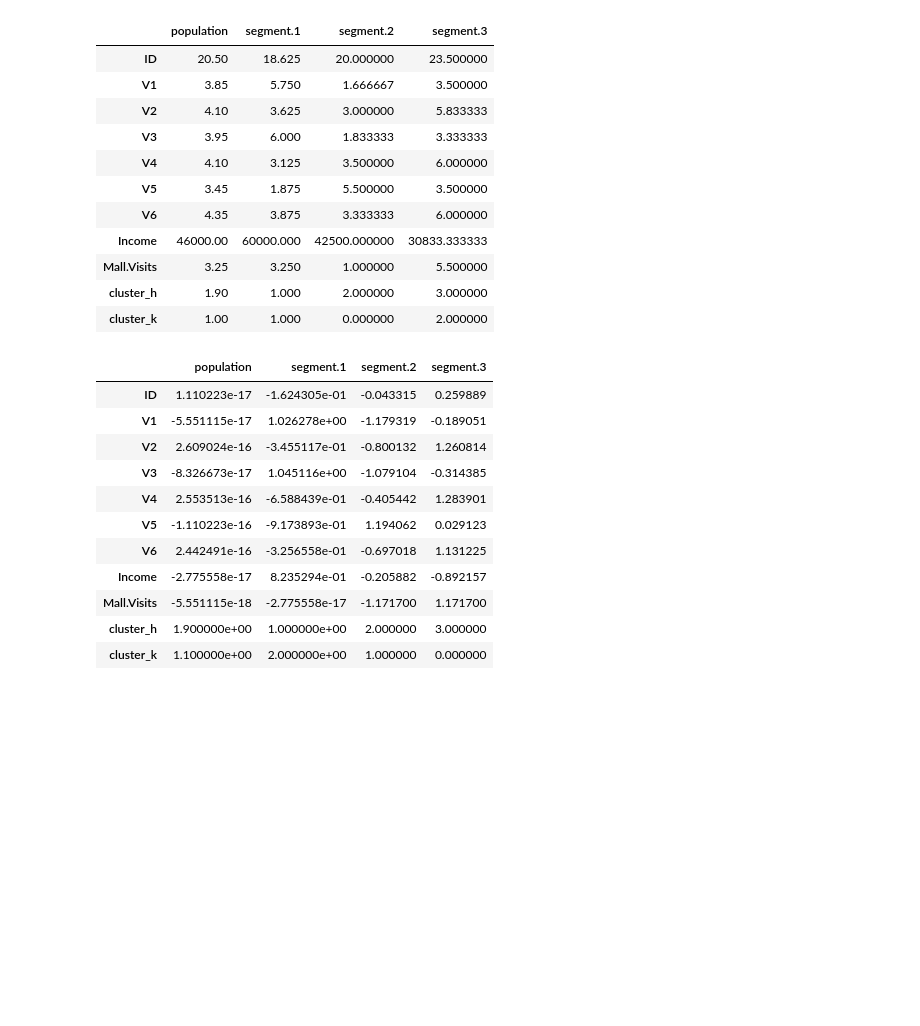
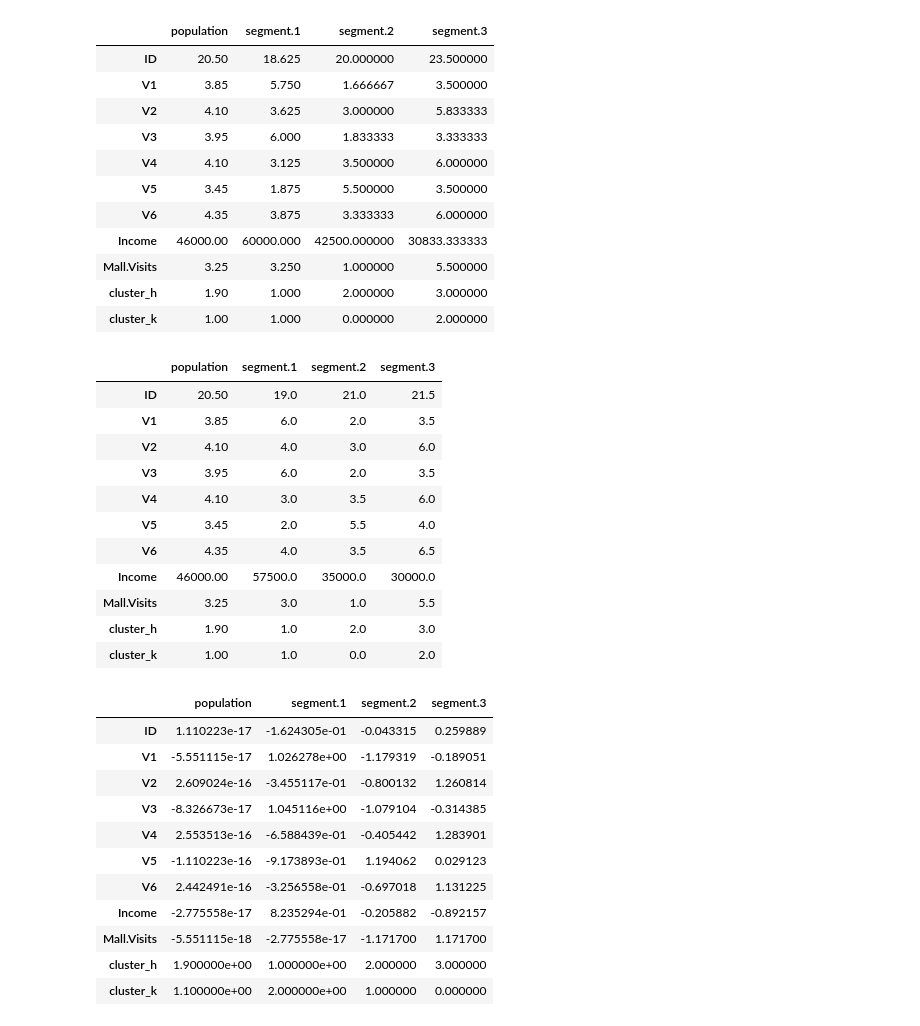
Before and after one commit to al34n1x/DataScience, a Jupyter notebook: 8.Machine_Learning/15_hierarchical_clustering.ipynb, the cells around one changed output. Saved outputs shown, nothing was run; the diff lists cells and outputs as text; code cells hidden in the pictures; blank space fills up the shorter version.

```diff
--- a/8.Machine_Learning/15_hierarchical_clustering.ipynb
+++ b/8.Machine_Learning/15_hierarchical_clustering.ipynb
@@ -559,6 +579,27 @@ hierarchical_profile_raw
 | Mall.Visits | 3.25 | 3.250 | 1.000000 | 5.500000 |
 | cluster_h | 1.90 | 1.000 | 2.000000 | 3.000000 |
 | cluster_k | 1.00 | 1.000 | 0.000000 | 2.000000 |
+# %%
+hierarchical_profile_raw = pd.DataFrame({
+    'population': raw_data.apply(np.mean, axis=0),
+    'segment.1': raw_data[raw_data['cluster_h'] == 1].apply(np.median, axis=0),
+    'segment.2': raw_data[raw_data['cluster_h'] == 2].apply(np.median, axis=0),
+    'segment.3': raw_data[raw_data['cluster_h'] == 3].apply(np.median, axis=0)})
+
+hierarchical_profile_raw
+# %% [output]
+|  | population | segment.1 | segment.2 | segment.3 |
+| ID | 20.50 | 19.0 | 21.0 | 21.5 |
+| V1 | 3.85 | 6.0 | 2.0 | 3.5 |
+| V2 | 4.10 | 4.0 | 3.0 | 6.0 |
+| V3 | 3.95 | 6.0 | 2.0 | 3.5 |
+| V4 | 4.10 | 3.0 | 3.5 | 6.0 |
+| V5 | 3.45 | 2.0 | 5.5 | 4.0 |
+| V6 | 4.35 | 4.0 | 3.5 | 6.5 |
+| Income | 46000.00 | 57500.0 | 35000.0 | 30000.0 |
+| Mall.Visits | 3.25 | 3.0 | 1.0 | 5.5 |
+| cluster_h | 1.90 | 1.0 | 2.0 | 3.0 |
+| cluster_k | 1.00 | 1.0 | 0.0 | 2.0 |
 # %%
 hierarchical_profile_norm = pd.DataFrame({
     'population': data_norm.apply(np.mean, axis=0),
```
Also changed, not shown: parts of 6 cells of this notebook.
